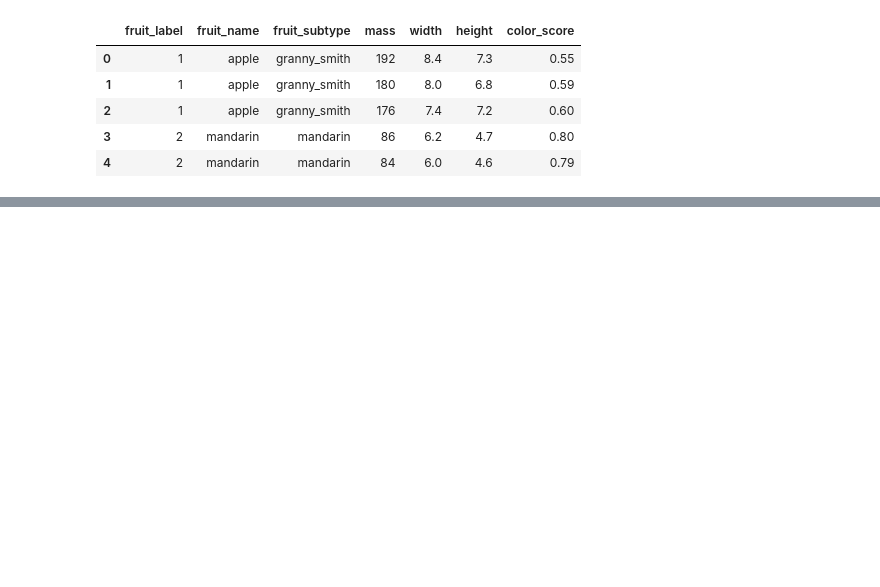
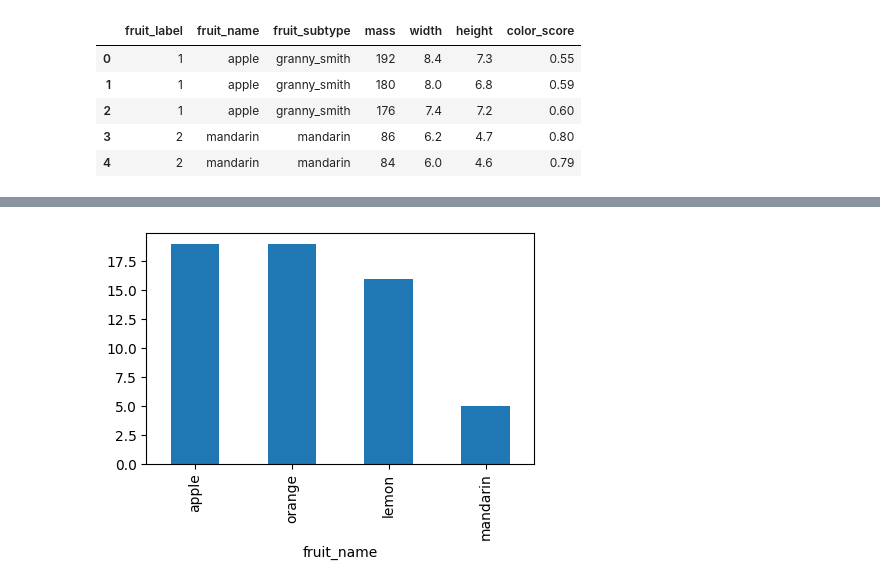
Before and after one commit to Estafy/MachineLearning, a Jupyter notebook: UNIDAD3/Practica1_3.ipynb, the cells around one changed output, grey strips where cells are left out. Cells and saved outputs as stored; diff of their text form; code cells hidden in the pictures; blank space fills up the shorter version.

```diff
--- a/UNIDAD3/Practica1_3.ipynb
+++ b/UNIDAD3/Practica1_3.ipynb
@@ -16,0 +44,6 @@ frutas.head()
+# %%
+plt.figure(figsize=(5, 3))
+frutas['fruit_name'].value_counts().plot(kind='bar')
+plt.show()
+# %% [output]
+[figure, added]
```
Also changed, not shown: parts of 8 cells of this notebook.
